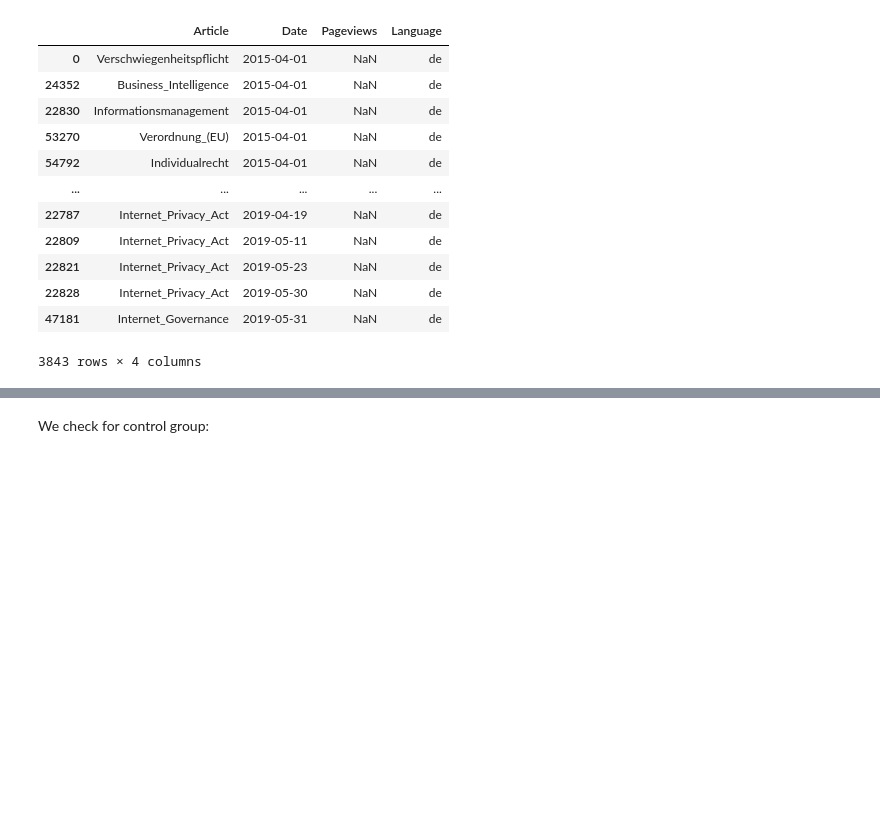
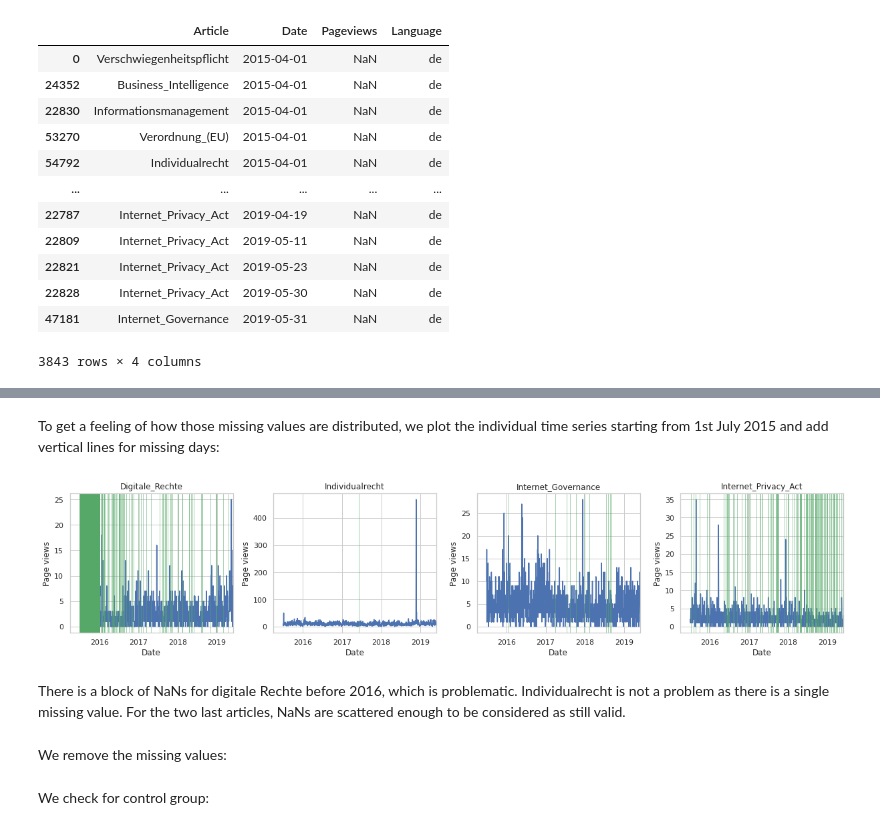
Before and after one commit to epfl-ada/ada-2020-project-milestone-p3-p3_studybuddy, a Jupyter notebook: MilestoneP3.ipynb, the cells around one changed output, grey strips where cells are left out. Drawn from its saved outputs; the diff is of its cells as text; code cells hidden in the pictures; blank space fills up the shorter version.

```diff
--- a/MilestoneP3.ipynb
+++ b/MilestoneP3.ipynb
@@ -357,3 +380,24 @@ As expected, we don't have any information before 1st July 2015, since it is not
+# %% [markdown]
+To get a feeling of how those missing values are distributed, we plot the individual time series starting from 1st July 2015 and add vertical lines for missing days:
+# %%
+articles = df_nan.index
+fig, axes = plt.subplots(1, len(articles), figsize=(17, 4))
+
+for art, ax in zip(articles, axes):
+    df[df.Article == art].set_index('Date').plot(y='Pageviews', ax=ax, legend=None)
+    for date_missing in df_nan.loc[art].Date:
+        ax.axvline(date_missing, color='g', lw=0.5)
+
+    ax.set_ylabel('Page views')
+    ax.set_title(art)
+
+plt.tight_layout()
+# %% [output]
+[figure, added]
+# %% [markdown]
+There is a block of NaNs for digitale Rechte before 2016, which is problematic. Individualrecht is not a problem as there is a single missing value. For the two last articles, NaNs are scattered enough to be considered as still valid.
+# %% [markdown]
+We remove the missing values:
 # %%
 df = df[~mask_missing]
 # %% [markdown]
```
Also changed, not shown: parts of 27 cells of this notebook.
